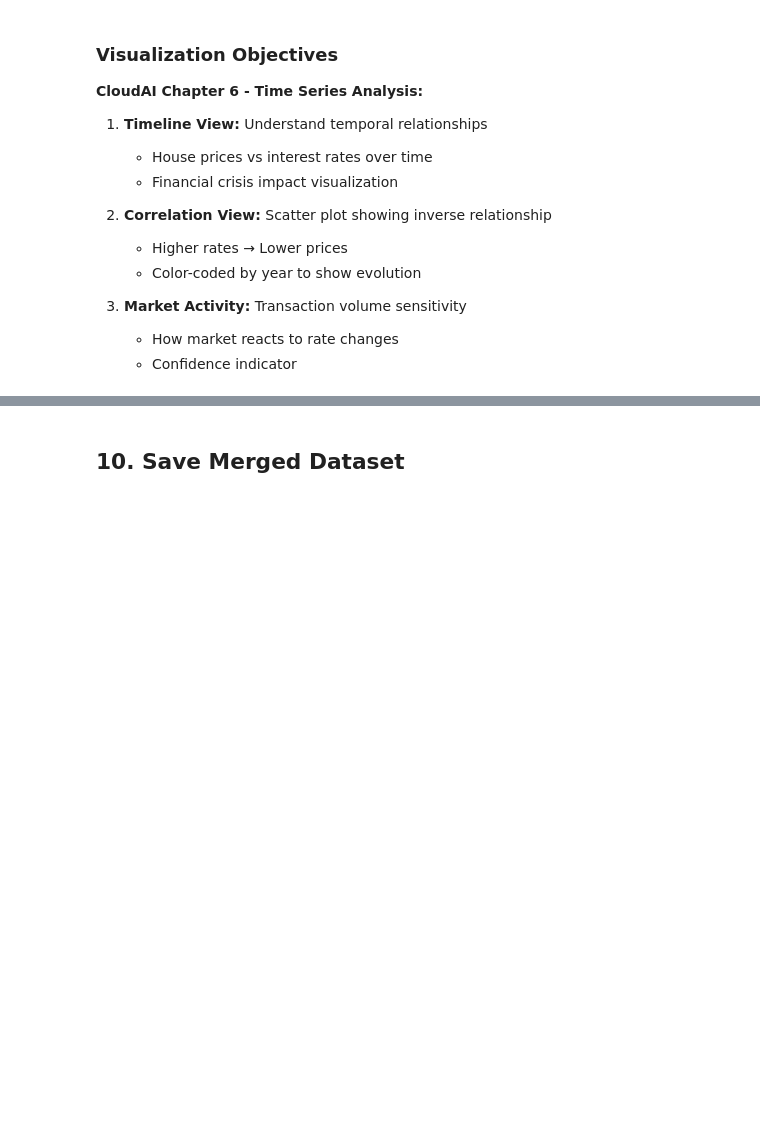
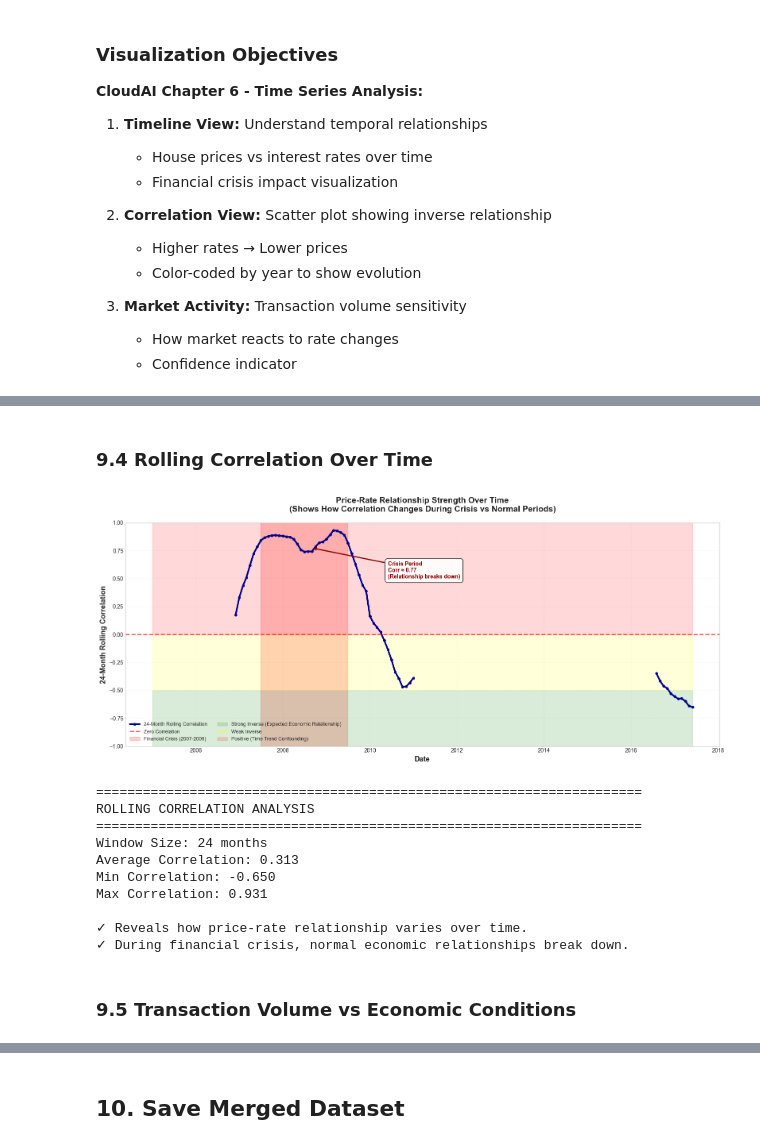
Before and after one commit to JoNaulaerts/Machine-Learning-Project-TM-2025, a Jupyter notebook: Dataset_1_UK_Housing/Code/03_data_merging.ipynb, the cells around one changed output, grey strips where cells are left out. Saved outputs shown, nothing was run; the diff lists cells and outputs as text; code cells hidden in the pictures; blank space fills up the shorter version.

```diff
--- a/Dataset_1_UK_Housing/Code/03_data_merging.ipynb
+++ b/Dataset_1_UK_Housing/Code/03_data_merging.ipynb
@@ -323,3 +509,76 @@ plt.show()
+# %% [markdown]
+### 9.4 Rolling Correlation Over Time
+# %%
+# Calculate rolling correlation with 24-month window
+window_size = 24
+monthly_data['rolling_corr'] = monthly_data['price'].rolling(window_size).corr(monthly_data['base_rate'])
+
+fig, ax = plt.subplots(figsize=(16, 7))
+
+# Plot rolling correlation
+ax.plot(monthly_data['date'], monthly_data['rolling_corr'],
+        linewidth=3, color='darkblue', marker='o', markersize=4, label=f'{window_size}-Month Rolling Correlation')
+
+# Add reference line at zero
+ax.axhline(0, color='red', linestyle='--', linewidth=2, alpha=0.7, label='Zero Correlation')
+
+# Mark financial crisis period
+ax.axvspan(pd.Timestamp('2007-07-01'), pd.Timestamp('2009-06-30'),
+           alpha=0.2, color='red', label='Financial Crisis (2007-2009)')
+
+# Add interpretation zones
+ax.fill_between(monthly_data['date'], -1, -0.5, alpha=0.15, color='green',
+                label='Strong Inverse (Expected Economic Relationship)')
+ax.fill_between(monthly_data['date'], -0.5, 0, alpha=0.15, color='yellow',
+                label='Weak Inverse')
+ax.fill_between(monthly_data['date'], 0, 1, alpha=0.15, color='red',
+                label='Positive (Time Trend Confounding)')
+
+ax.set_xlabel('Date', fontsize=13, fontweight='bold')
+ax.set_ylabel(f'{window_size}-Month Rolling Correlation', fontsize=13, fontweight='bold')
+ax.set_title('Price-Rate Relationship Strength Over Time\n(Shows How Correlation Changes During Crisis vs Normal Periods)',
+             fontsize=15, fontweight='bold', pad=20)
+ax.set_ylim(-1, 1)
+ax.grid(alpha=0.3, linestyle=':')
+ax.legend(loc='lower left', fontsize=9, ncol=2)
+
+# Add annotations for key periods
+crisis_corr = monthly_data[(monthly_data['date'] >= '2008-06-01') &
+                           (monthly_data['date'] <= '2008-12-01')]['rolling_corr'].mean()
+ax.annotate(f'Crisis Period\nCorr ≈ {crisis_corr:.2f}\n(Relationship breaks down)',
+            xy=(pd.Timestamp('2008-09-01'), crisis_corr),
+            xytext=(pd.Timestamp('2010-06-01'), 0.5),
+            arrowprops=dict(arrowstyle='->', color='darkred', lw=2),
+            fontsize=10, fontweight='bold', color='darkred',
+            bbox=dict(boxstyle='round,pad=0.5', facecolor='white', alpha=0.9))
+
+plt.tight_layout()
+plt.savefig(OUTPUT_DIR / '05_rolling_correlation.png', dpi=300, bbox_inches='tight')
+plt.show()
+
+print("="*70)
+print("ROLLING CORRELATION ANALYSIS")
+print("="*70)
+print(f"Window Size: {window_size} months")
+print(f"Average Correlation: {monthly_data['rolling_corr'].mean():.3f}")
+print(f"Min Correlation: {monthly_data['rolling_corr'].min():.3f}")
+print(f"Max Correlation: {monthly_data['rolling_corr'].max():.3f}")
+print("\n✓ Reveals how price-rate relationship varies over time.")
+print("✓ During financial crisis, normal economic relationships break down.")
+# %% [output]
+[figure, added]
+======================================================================
+ROLLING CORRELATION ANALYSIS
+======================================================================
+Window Size: 24 months
+Average Correlation: 0.313
+Min Correlation: -0.650
+Max Correlation: 0.931
+
+✓ Reveals how price-rate relationship varies over time.
+✓ During financial crisis, normal economic relationships break down.
+# %% [markdown]
+### 9.5 Transaction Volume vs Economic Conditions
 # %%
 monthly_volume = merged_df.groupby(['year', 'month']).size().reset_index(name='transactions')
 monthly_volume['date'] = pd.to_datetime(monthly_volume[['year', 'month']].assign(day=1))
```
Also changed, not shown: parts of 15 cells of this notebook, 6 other files.
